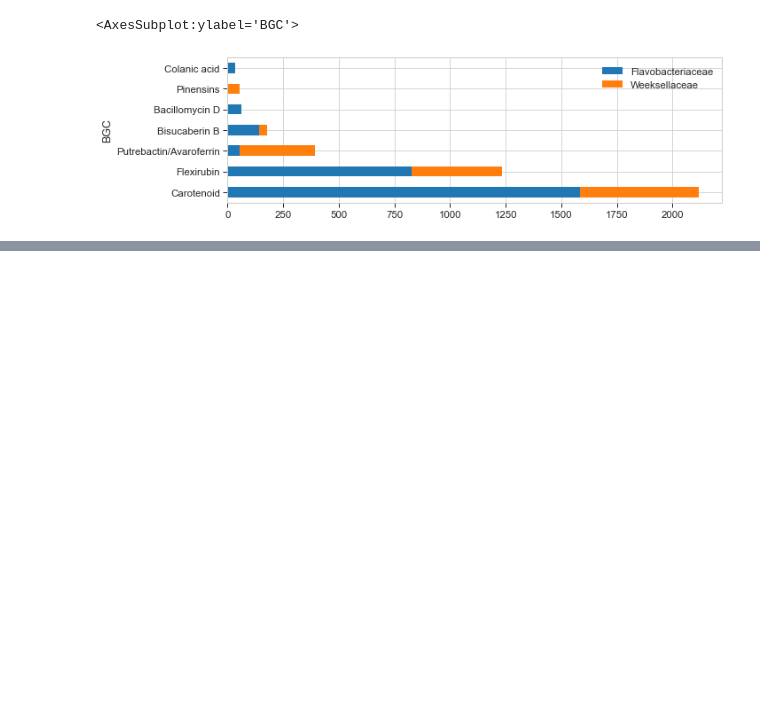
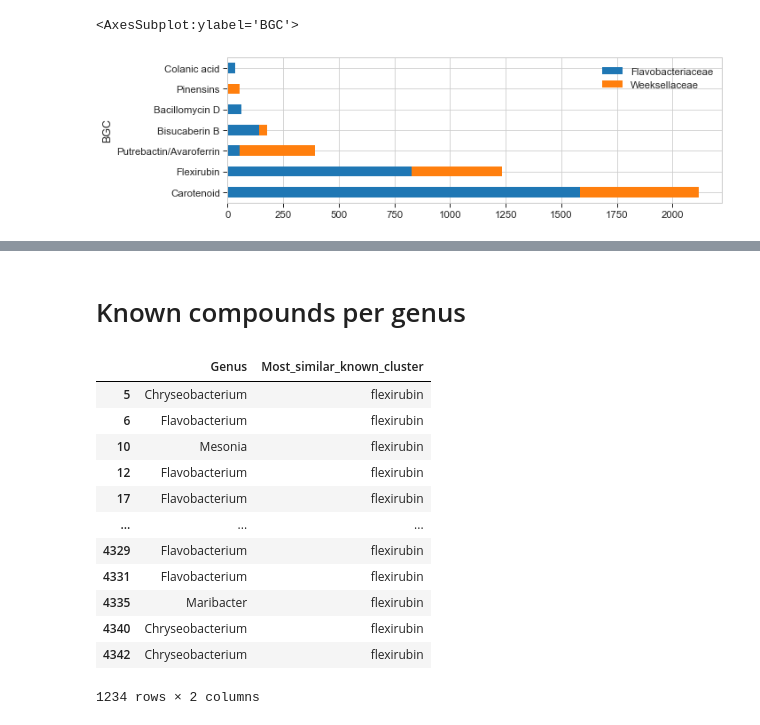
Before and after one commit to sandragodinhosilva/flavobacteriaceae_project, a Jupyter notebook: 4_Figures/F3/BGC_known.ipynb, the cells around one changed output, grey strips where cells are left out. Saved outputs shown, nothing was run; the diff lists cells and outputs as text; code cells hidden in the pictures; blank space fills up the shorter version.

```diff
--- a/4_Figures/F3/BGC_known.ipynb
+++ b/4_Figures/F3/BGC_known.ipynb
@@ -190,0 +207,18 @@ fig = plot.get_figure()
+# %% [markdown]
+# Known compounds per genus
+# %%
+bgc_known_metadata[bgc_known_metadata["Most_similar_known_cluster"]=="flexirubin"][["Genus", "Most_similar_known_cluster"]]
+# %% [output]
+|  | Genus | Most_similar_known_cluster |
+| 5 | Chryseobacterium | flexirubin |
+| 6 | Flavobacterium | flexirubin |
+| 10 | Mesonia | flexirubin |
+| 12 | Flavobacterium | flexirubin |
+| 17 | Flavobacterium | flexirubin |
+| ... | ... | ... |
+| 4329 | Flavobacterium | flexirubin |
+| 4331 | Flavobacterium | flexirubin |
+| 4335 | Maribacter | flexirubin |
+| 4340 | Chryseobacterium | flexirubin |
+| 4342 | Chryseobacterium | flexirubin |
+1234 rows × 2 columns
```
Also changed, not shown: parts of 6 cells of this notebook, 6 other files.
